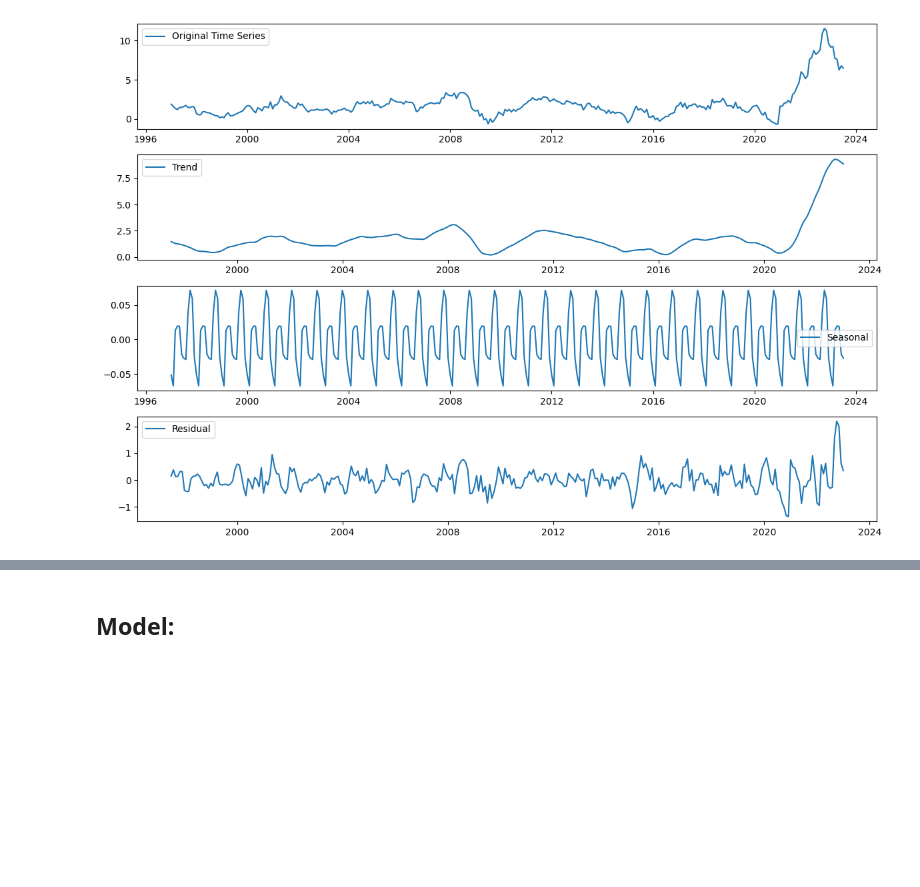
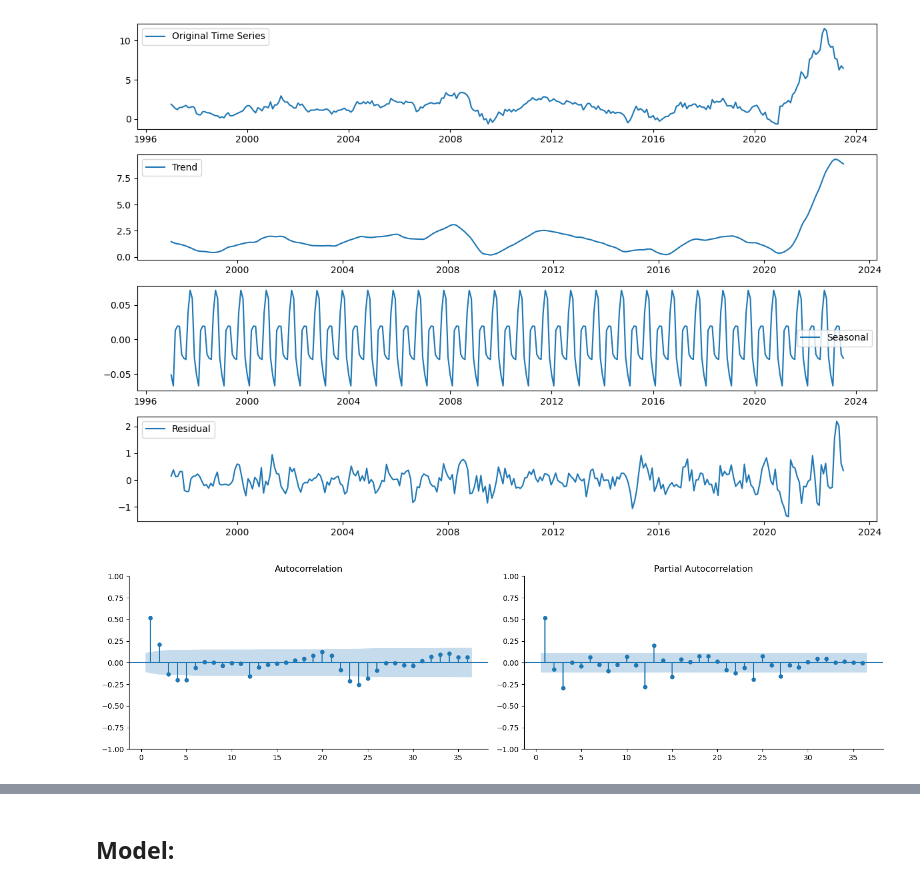
Before and after one commit to lamlam98765/thesis_code, a Jupyter notebook: main/Forecast_ar_model.ipynb, the cells around one changed output, grey strips where cells are left out. Drawn from its saved outputs; the diff is of its cells as text; code cells hidden in the pictures; blank space fills up the shorter version.

```diff
--- a/main/Forecast_ar_model.ipynb
+++ b/main/Forecast_ar_model.ipynb
@@ -93,3 +101,7 @@ plt.tight_layout()
 plt.show()
 # %% [output]
 [figure]
+# %%
+plots(result.resid[result.resid.notna()], lags=36);
+# %% [output]
+[figure, added]
```
Also changed, not shown: parts of 21 cells of this notebook, 1 other file.
